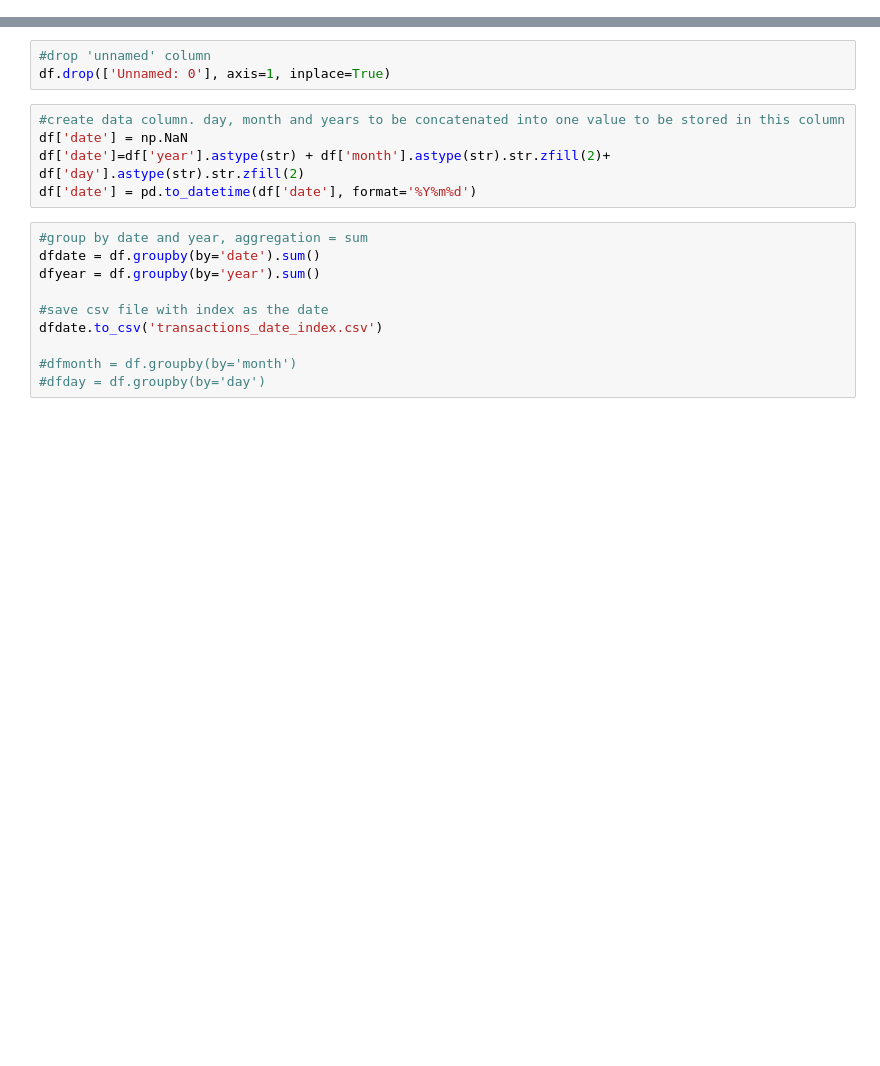
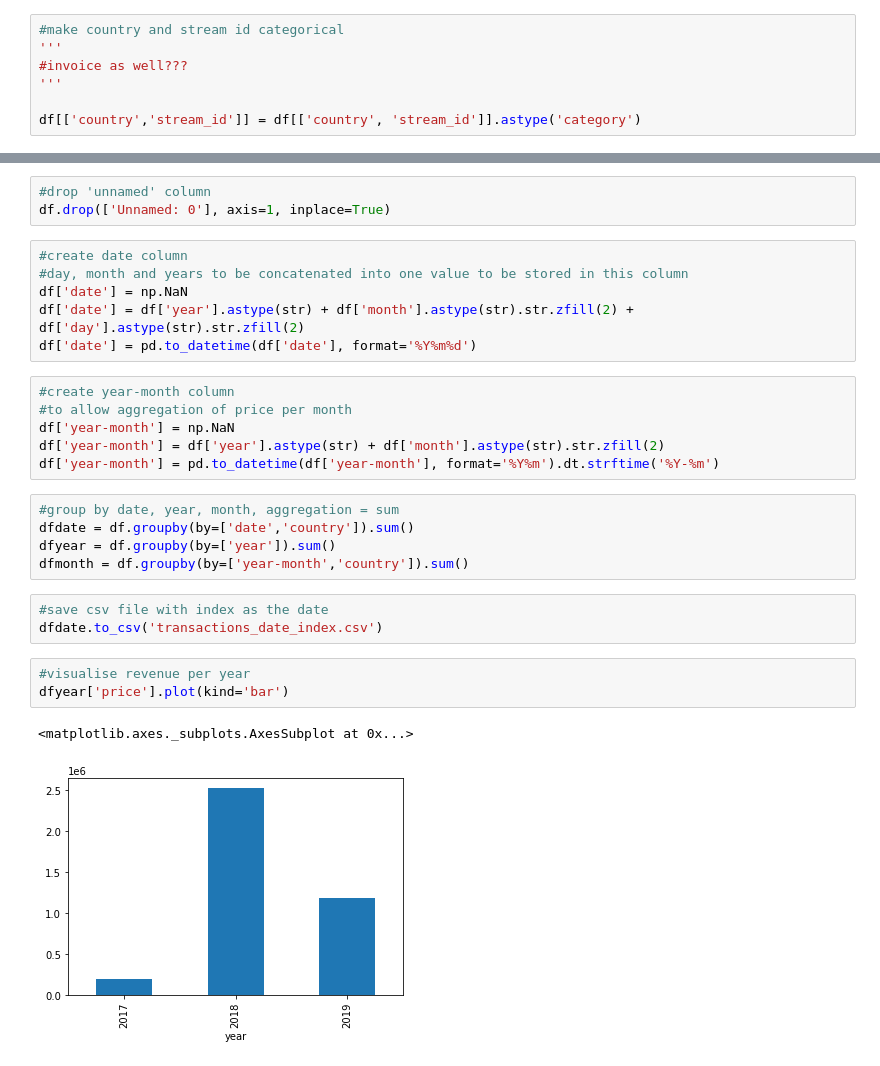
Before and after one commit to richardcure/capstone, a Jupyter notebook: EDA.ipynb, the cells around one changed output, grey strips where cells are left out. Drawn from its saved outputs; the diff is of its cells as text; blank space fills up the shorter version.

Commit message:
initial indexing and revenue total vizzes

```diff
--- a/EDA.ipynb
+++ b/EDA.ipynb
@@ -42,0 +65,7 @@ counts per country of:
+# %%
+#make country and stream id categorical
+'''
+#invoice as well???
+'''
+
+df[['country','stream_id']] = df[['country', 'stream_id']].astype('category')
@@ -44,17 +88,28 @@ counts per country of:
 #drop 'unnamed' column
 df.drop(['Unnamed: 0'], axis=1, inplace=True)
 # %%
-#create data column. day, month and years to be concatenated into one value to be stored in this column
+#create date column
+#day, month and years to be concatenated into one value to be stored in this column
 df['date'] = np.NaN
-df['date']=df['year'].astype(str) + df['month'].astype(str).str.zfill(2)+ df['day'].astype(str).str.zfill(2)
+df['date'] = df['year'].astype(str) + df['month'].astype(str).str.zfill(2) + df['day'].astype(str).str.zfill(2)
 df['date'] = pd.to_datetime(df['date'], format='%Y%m%d')
+# %%
+#create year-month column
+#to allow aggregation of price per month
+df['year-month'] = np.NaN
+df['year-month'] = df['year'].astype(str) + df['month'].astype(str).str.zfill(2)
+df['year-month'] = pd.to_datetime(df['year-month'], format='%Y%m').dt.strftime('%Y-%m')
 # %%
-#group by date and year, aggregation = sum
-dfdate = df.groupby(by='date').sum()
-dfyear = df.groupby(by='year').sum()
-
-#save csv file with index as the date
-dfdate.to_csv('transactions_date_index.csv')
-
-#dfmonth = df.groupby(by='month')
-#dfday = df.groupby(by='day')
+#group by date, year, month, aggregation = sum
+dfdate = df.groupby(by=['date','country']).sum()
+dfyear = df.groupby(by=['year']).sum()
+dfmonth = df.groupby(by=['year-month','country']).sum()
+# %%
+#save csv file with index as the date
+dfdate.to_csv('transactions_date_index.csv')
+# %%
+#visualise revenue per year
+dfyear['price'].plot(kind='bar')
+# %% [output]
+<matplotlib.axes._subplots.AxesSubplot at 0x...>
+[figure, added]
```
Also changed, not shown: parts of 12 cells of this notebook.
